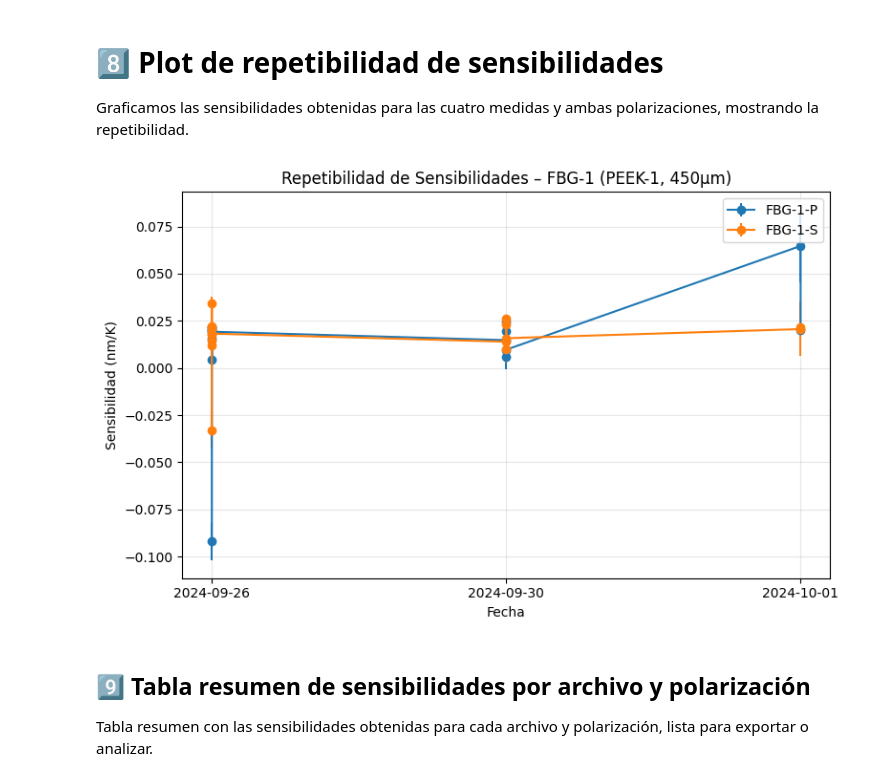
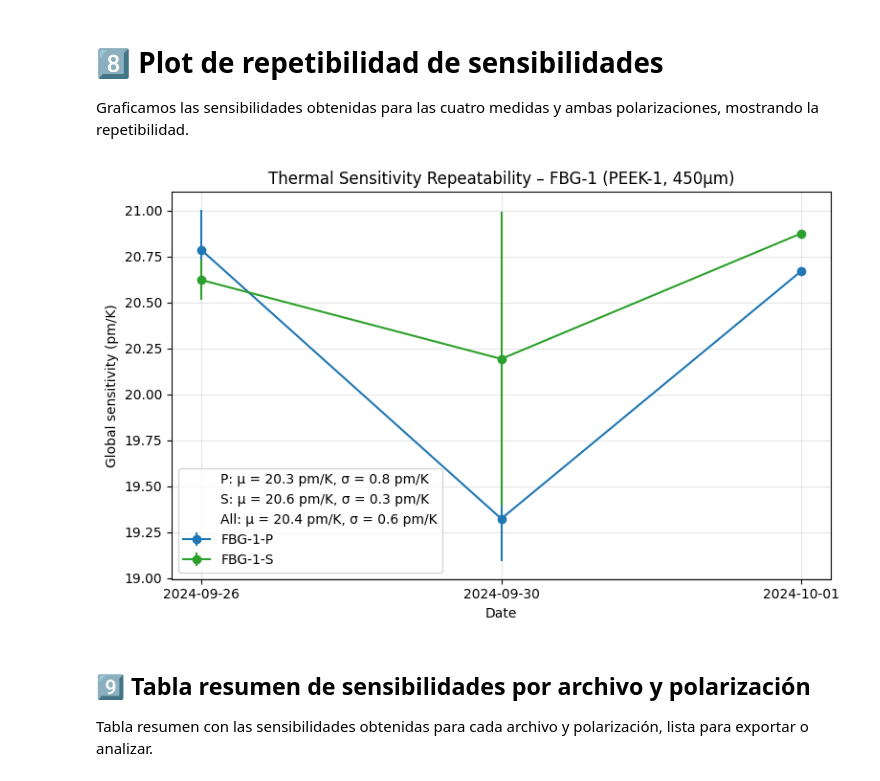
Before and after one commit to garpol/rtd-calibration-ana, a Jupyter notebook: FBG_Sensitivity_Analysis/Analisis_FBG_PEEK1_450um_4dias.ipynb, the cells around one changed output. Drawn from its saved outputs; the diff is of its cells as text; code cells hidden in the pictures.

Commit message:
Update: plot and fit cells now show thermal sensitivity in pm/K, with combined and per-polarization mean and sigma in legend and titles in English.

```diff
--- a/FBG_Sensitivity_Analysis/Analisis_FBG_PEEK1_450um_4dias.ipynb
+++ b/FBG_Sensitivity_Analysis/Analisis_FBG_PEEK1_450um_4dias.ipynb
@@ -664,20 +664,32 @@ display(df_sens_global)
 # 8️⃣ Plot de repetibilidad de sensibilidades
 Graficamos las sensibilidades obtenidas para las cuatro medidas y ambas polarizaciones, mostrando la repetibilidad.
 # %%
-# Plot de sensibilidades para cada fecha y polarización
+# Plot of global sensitivities for each date and polarization, in pm/K, with combined mean and sigma in legend
 plt.figure(figsize=(8,5))
+colors = {'P': 'tab:blue', 'S': 'tab:green'}
 for pol in ['P','S']:
-    df_pol = df_sens[df_sens['polarizacion']==pol]
-    plt.errorbar(df_pol['fecha'], df_pol['sensibilidad'], yerr=df_pol['error'], fmt='o-', label=f'FBG-1-{pol}')
-plt.xlabel('Fecha')
-plt.ylabel('Sensibilidad (nm/K)')
-plt.title('Repetibilidad de Sensibilidades – FBG-1 (PEEK-1, 450μm)')
+    df_pol = df_sens_global[df_sens_global['polarizacion']==pol]
+    plt.errorbar(df_pol['fecha'], df_pol['slope']*1000, yerr=df_pol['std_err']*1000, fmt='o-', color=colors[pol], label=f'FBG-1-{pol}')
+# Calcular media y sigma combinadas para las 6 medidas (P+S)
+all_sens = df_sens_global['slope']*1000
+mean_all = all_sens.mean()
+std_all = all_sens.std(ddof=1) if len(all_sens) > 1 else 0
+# Añadir a la leyenda de cada línea
+for pol in ['P','S']:
+    df_pol = df_sens_global[df_sens_global['polarizacion']==pol]
+    mean_pol = (df_pol['slope']*1000).mean()
+    std_pol = (df_pol['slope']*1000).std(ddof=1) if len(df_pol['slope']) > 1 else 0
+    plt.plot([], [], ' ', label=f"{pol}: μ = {mean_pol:.1f} pm/K, σ = {std_pol:.1f} pm/K")
+plt.plot([], [], ' ', label=f"All: μ = {mean_all:.1f} pm/K, σ = {std_all:.1f} pm/K")
+plt.xlabel('Date')
+plt.ylabel('Global sensitivity (pm/K)')
+plt.title('Thermal Sensitivity Repeatability – FBG-1 (PEEK-1, 450μm)')
 plt.legend()
 plt.grid(True, alpha=0.3)
 plt.tight_layout()
 plt.show()
 # %% [output]
-[figure, old version]
+[figure, new version]
 # %% [markdown]
 ## 9️⃣ Tabla resumen de sensibilidades por archivo y polarización
 Tabla resumen con las sensibilidades obtenidas para cada archivo y polarización, lista para exportar o analizar.
```
Also changed, not shown: parts of 2 cells of this notebook.
